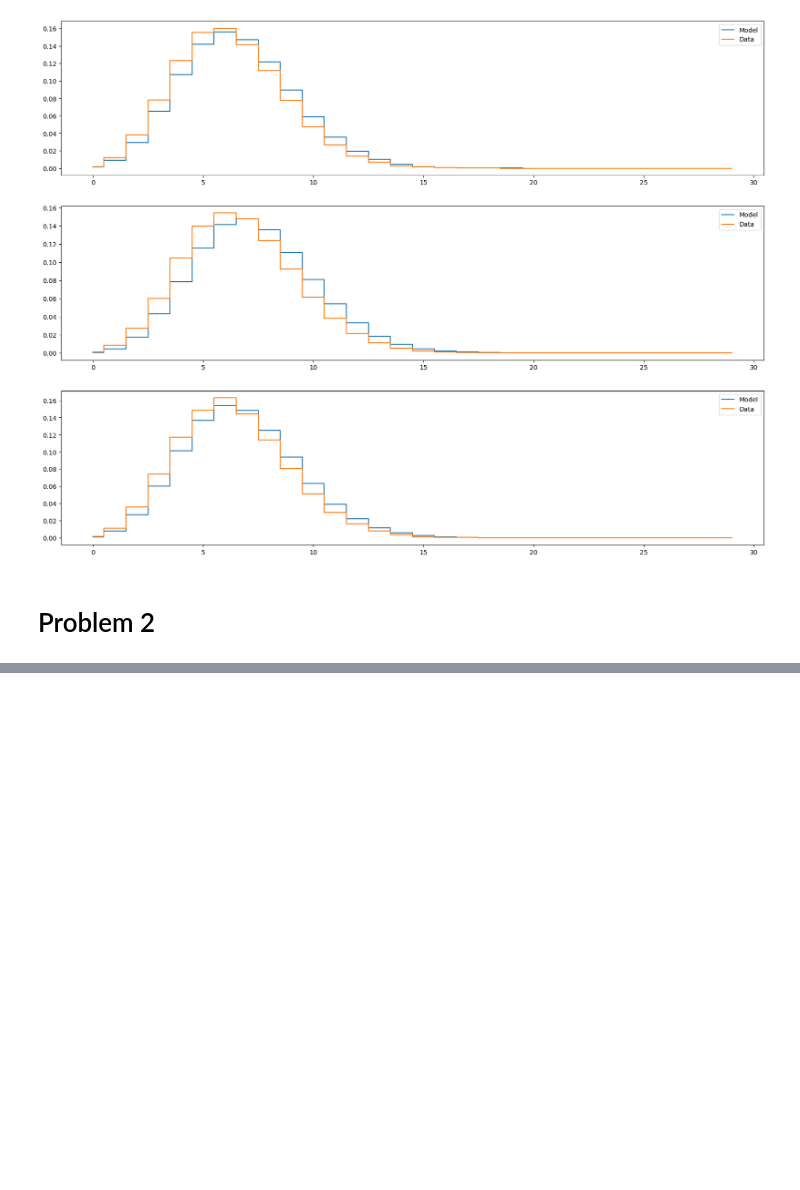
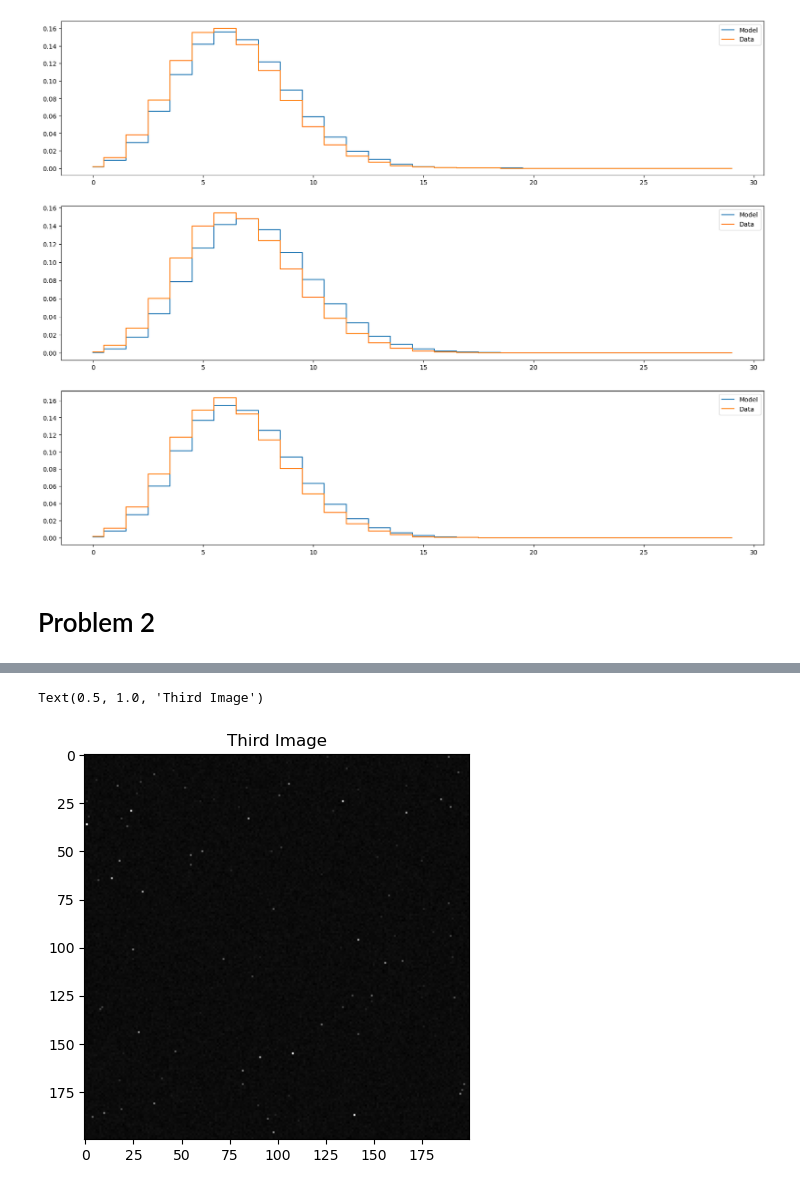
Before and after one commit to jarods00/PHYS434, a Jupyter notebook: Lab 4.ipynb, the cells around one changed output, grey strips where cells are left out. Drawn from its saved outputs; the diff is of its cells as text; code cells hidden in the pictures; blank space fills up the shorter version.

```diff
--- a/Lab 4.ipynb
+++ b/Lab 4.ipynb
@@ -283,0 +246,7 @@ ax.imshow(imagestack[:,:,9], cmap = 'gray')
+# %%
+fig, ax = plt.subplots(1, 1, figsize = (5,5))
+ax.imshow(imagestack[:,:,2], cmap = 'gray')
+ax.set_title("Third Image")
+# %% [output]
+Text(0.5, 1.0, 'Third Image')
+[figure, added]
```
Also changed, not shown: parts of 21 cells of this notebook.
